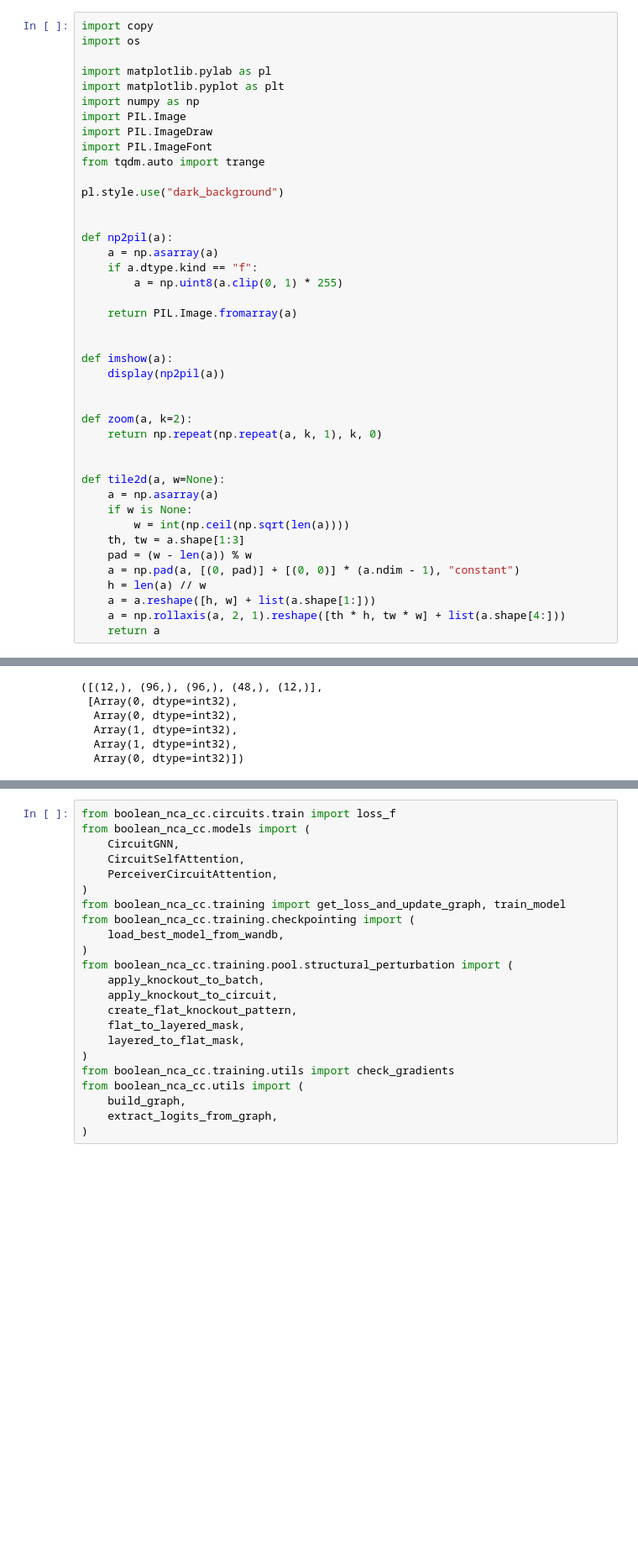
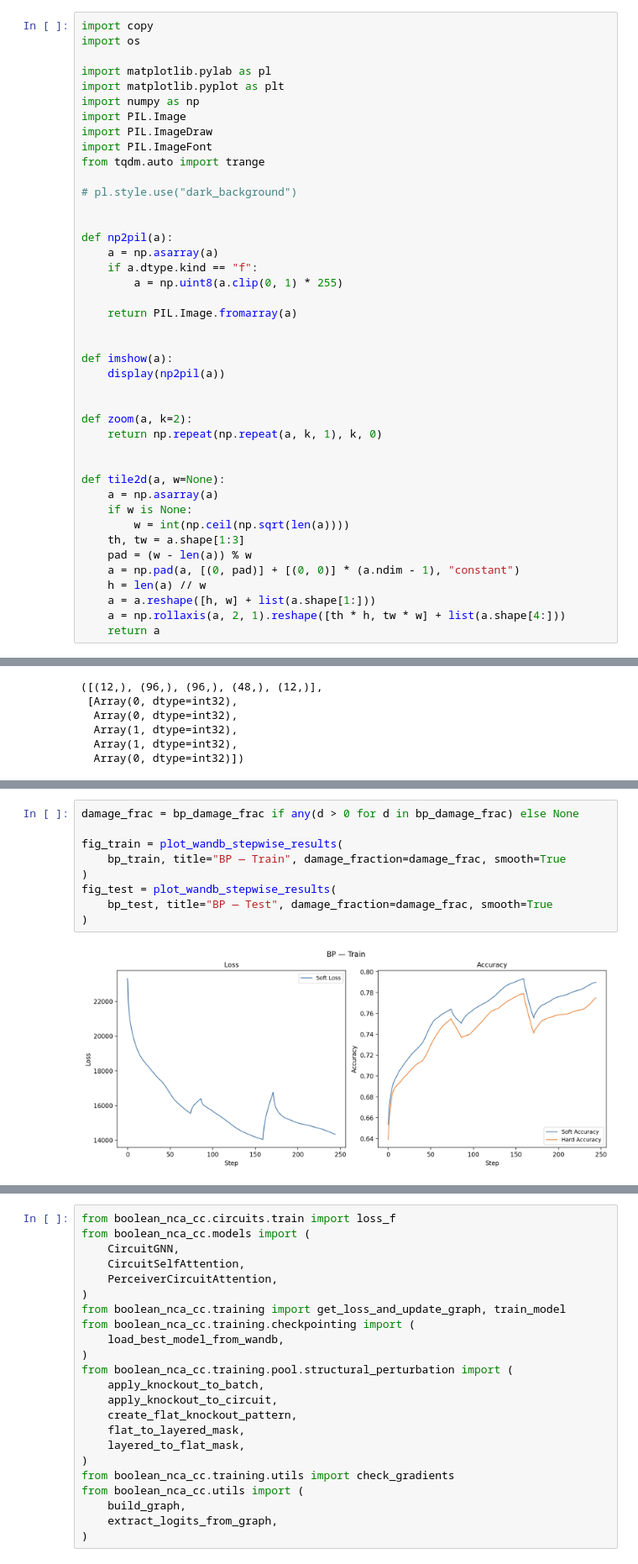
Before and after one commit to GabrielBena/boolean_nca_cc, a Jupyter notebook: random_boolean_nets.ipynb, the cells around one changed output, grey strips where cells are left out. Shown at 84% size. Drawn from its saved outputs; the diff is of its cells as text; blank space fills up the shorter version.

```diff
--- a/random_boolean_nets.ipynb
+++ b/random_boolean_nets.ipynb
@@ -12,7 +12,7 @@ import PIL.ImageDraw
 import PIL.ImageFont
 from tqdm.auto import trange
 
-pl.style.use("dark_background")
+# pl.style.use("dark_background")
 
 
 def np2pil(a):
@@ -417,0 +294,11 @@ bp_results = {
+# %%
+damage_frac = bp_damage_frac if any(d > 0 for d in bp_damage_frac) else None
+
+fig_train = plot_wandb_stepwise_results(
+    bp_train, title="BP — Train", damage_fraction=damage_frac, smooth=True
+)
+fig_test = plot_wandb_stepwise_results(
+    bp_test, title="BP — Test", damage_fraction=damage_frac, smooth=True
+)
+# %% [output]
+[figure, added]
```
Also changed, not shown: parts of 25 cells of this notebook, 10 other files.
